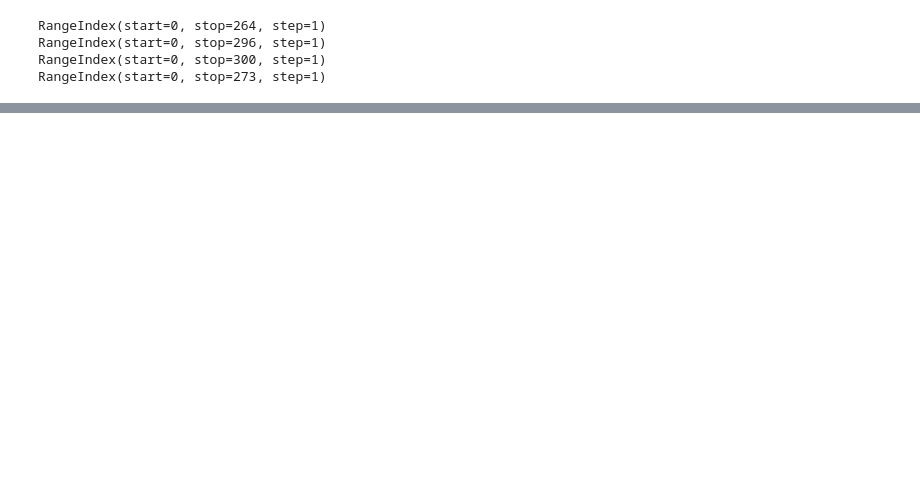
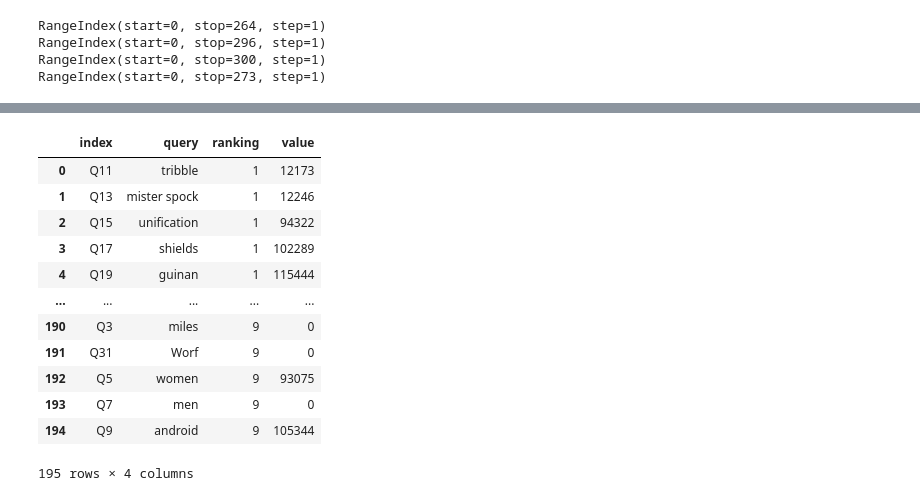
Before and after one commit to scmcqueen/StarTrek_SearchEngine, a Jupyter notebook: qsf_filler.ipynb, the cells around one changed output, grey strips where cells are left out. Cells and saved outputs as stored; diff of their text form; code cells hidden in the pictures; blank space fills up the shorter version.

```diff
--- a/qsf_filler.ipynb
+++ b/qsf_filler.ipynb
@@ -382,0 +398,17 @@ RangeIndex(start=0, stop=273, step=1)
+# %%
+pd.melt(frame=week5,id_vars=['index','query'],value_vars=[ '1', '10', '11', '12', '13', '14', '15', '2', '3', '4', '5',
+       '6', '7', '8', '9'])
+# %% [output]
+|  | index | query | ranking | value |
+| 0 | Q11 | tribble | 1 | 12173 |
+| 1 | Q13 | mister spock | 1 | 12246 |
+| 2 | Q15 | unification | 1 | 94322 |
+| 3 | Q17 | shields | 1 | 102289 |
+| 4 | Q19 | guinan | 1 | 115444 |
+| ... | ... | ... | ... | ... |
+| 190 | Q3 | miles | 9 | 0 |
+| 191 | Q31 | Worf | 9 | 0 |
+| 192 | Q5 | women | 9 | 93075 |
+| 193 | Q7 | men | 9 | 0 |
+| 194 | Q9 | android | 9 | 105344 |
+195 rows × 4 columns
```
Also changed, not shown: parts of 2 cells of this notebook.
